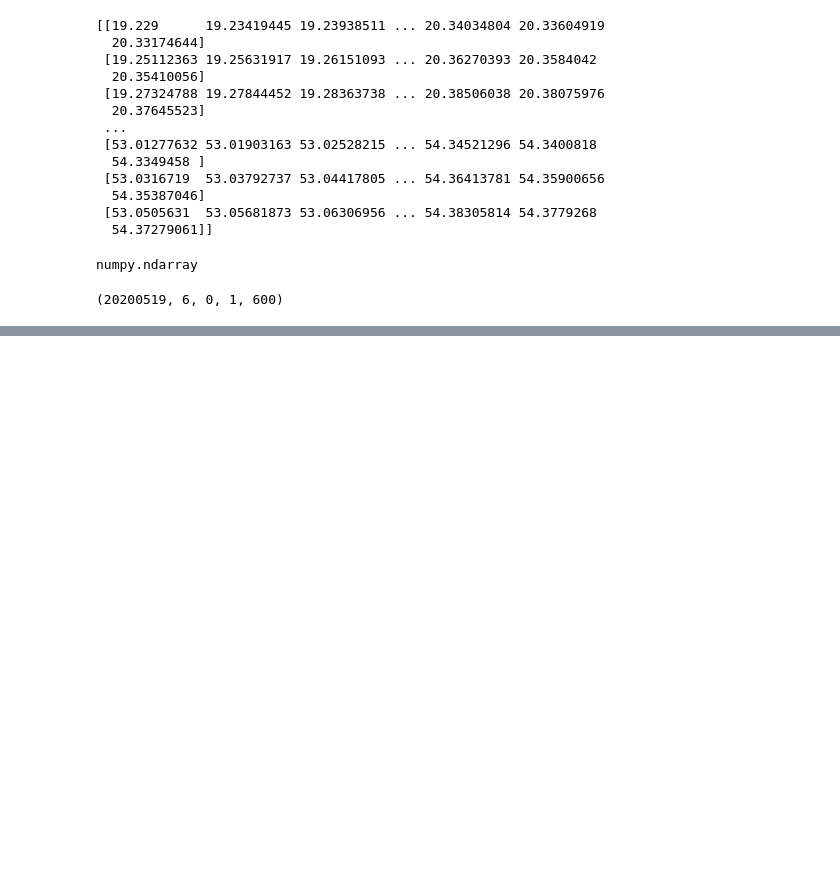
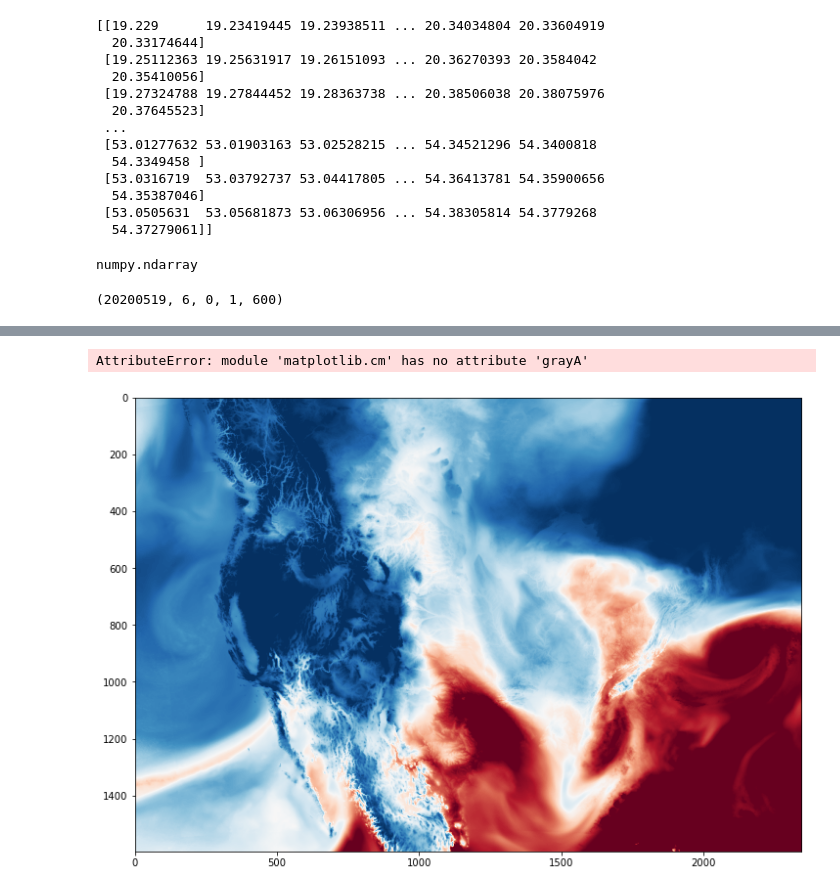
Before and after one commit to the-rich-piana/NCAR_3035, a Jupyter notebook: POP.ipynb, the cells around one changed output, grey strips where cells are left out. Cells and saved outputs as stored; diff of their text form; code cells hidden in the pictures; blank space fills up the shorter version.

```diff
--- a/POP.ipynb
+++ b/POP.ipynb
@@ -138,0 +177,16 @@ plt.show()
+# %%
+#https://github.com/koldunovn/FESOM_SST_shaded_by_U/blob/main/FESOM_SST_shaded_by_U.ipynb
+fig, ax = plt.subplots(
+            1,
+            1,
+            constrained_layout=True,
+            figsize=(10,10),
+        )
+
+
+ax.imshow(numpy.flipud(precip), cmap=cm.RdBu_r,  vmin=10, vmax=1000)
+ax.imshow(numpy.flipud(precip), alpha=0.9, cmap=cm.grayA, vmin=100, vmax=400)
+ax.axis('off');
+# %% [output]
+AttributeError: module 'matplotlib.cm' has no attribute 'grayA'
+[figure, added]
```
Also changed, not shown: parts of 6 cells of this notebook, 1 other file.
